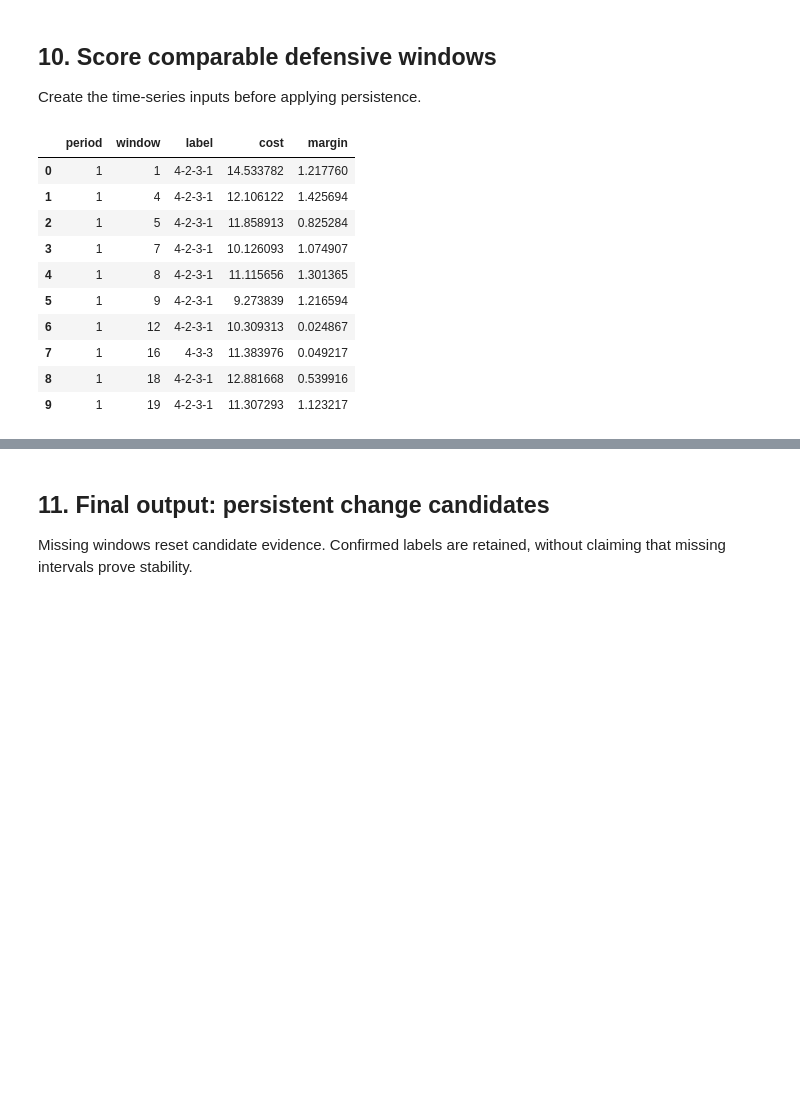
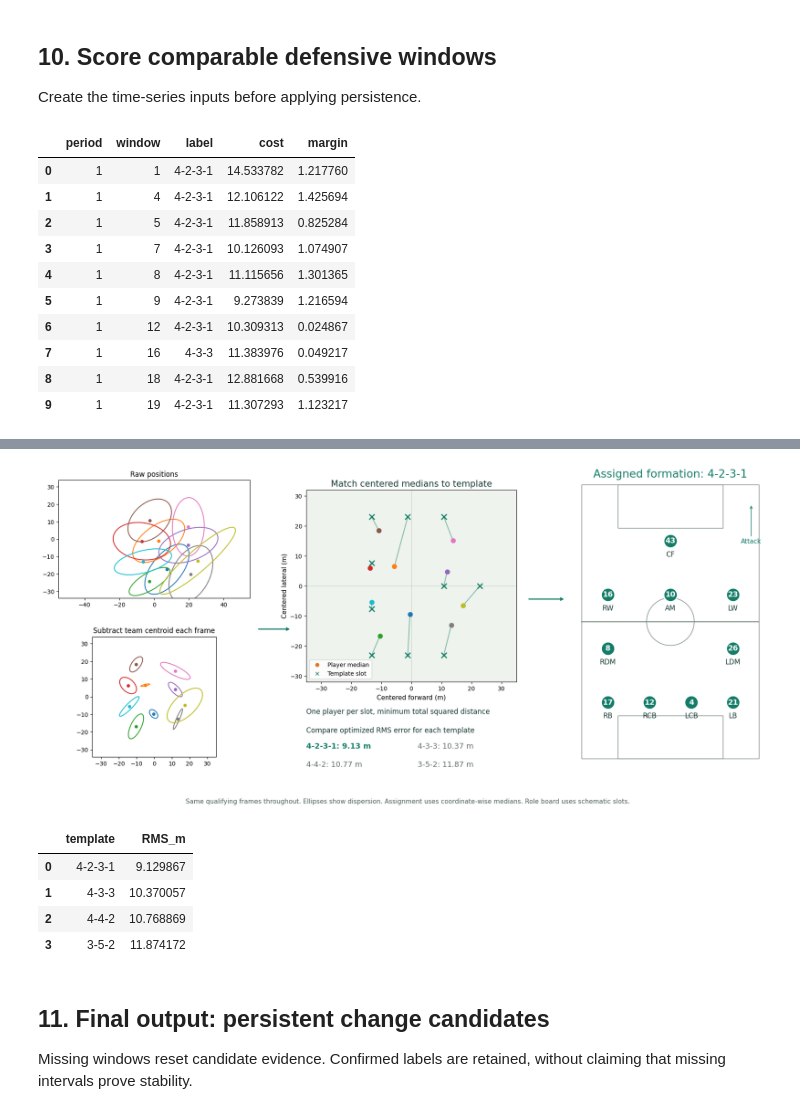
Before and after one commit to zcochran27/tracking-data-applied-workshop, a Jupyter notebook: notebooks/methods/03_formation_analysis.ipynb, the cells around one changed output, grey strips where cells are left out. Cells and saved outputs as stored; diff of their text form; code cells hidden in the pictures; blank space fills up the shorter version.

```diff
--- a/notebooks/methods/03_formation_analysis.ipynb
+++ b/notebooks/methods/03_formation_analysis.ipynb
@@ -289,3 +297,68 @@ timeline=pd.DataFrame(records);display(timeline.head(10))
+# %%
+# Same defensive window and assignment as slide 10, computed from tracking here.
+lookup={str(p['id']):p for p in metadata['players']}
+window=28  # first-half 14:00–14:30; home team defending
+sample=team[team.period_id.eq(1)&team.window.eq(window)&team.team_in_possession.eq(871)].copy()
+med=sample.groupby('player_id').agg(cx=('cx','median'),cy=('cy','median'),n=('frame_id','size'))
+assert len(med)==10 and med.n.min()>=50
+BG='#fbfcf8';INK='#183a35';GREEN='#147d68';ORANGE='#e87524'
+points=-med[['cx','cy']].to_numpy();ids=list(med.index);templates={};line_counts={'4-4-2':[4,4,2],'4-3-3':[4,3,3],'4-2-3-1':[4,2,3,1],'3-5-2':[3,5,2]}
+roles={'4-4-2':['RB','RCB','LCB','LB','RW','RCM','LCM','LW','RCF','LCF'],'4-3-3':['RB','RCB','LCB','LB','RCM','CM','LCM','RW','CF','LW'],'4-2-3-1':['RB','RCB','LCB','LB','RDM','LDM','RW','AM','LW','CF'],'3-5-2':['RCB','CB','LCB','RWB','RCM','CM','LCM','LWB','RCF','LCF']}
+fits=[]
+for label,lines in line_counts.items():
+    t=np.array([(x,y) for x,n in zip(np.linspace(-18,18,len(lines)),lines) for y in (np.linspace(-23,23,n) if n>1 else [0])]);t-=t.mean(0);templates[label]=t
+    cost=((points[:,None]-t[None])**2).sum(2);rr,cc=linear_sum_assignment(cost);fits.append({'label':label,'rms':float(np.sqrt(cost[rr,cc].mean())),'assignment':cc,'residuals':np.sqrt(cost[rr,cc])})
+fits.sort(key=lambda q:q['rms']);best=fits[0];label=best['label'];t=templates[label];cc=best['assignment']
+def formation_pitch(ax,vertical=False):
+    ax.set_facecolor('#eef3ed')
+    if vertical:
+        ax.add_patch(Rectangle((-34,-52.5),68,105,fill=False,edgecolor='#718479'));ax.plot([-34,34],[0,0],c='#718479');ax.add_patch(Circle((0,0),9.15,fill=False,edgecolor='#718479'))
+        for y in [-52.5,36]:ax.add_patch(Rectangle((-20.16,y),40.32,16.5,fill=False,edgecolor='#718479'))
+        ax.set(xlim=(-36,36),ylim=(-54,54),aspect='equal');ax.axis('off')
+    else:
+        ax.axhline(0,c='#c5d1c9',lw=.8);ax.axvline(0,c='#c5d1c9',lw=.8);ax.set(xlim=(-35,35),ylim=(-32,32),aspect='equal',xlabel='Centered forward (m)',ylabel='Centered lateral (m)')
+def formation_board(ax):
+    formation_pitch(ax,True);lines=line_counts[label];display_slots=np.array([(y,x) for x,n in zip(np.linspace(-31,31,len(lines)),lines) for y in (np.linspace(-24,24,n) if n>1 else [0])]);colors=plt.get_cmap('Set2')
+    for j,(pid,slot) in enumerate(zip(ids,cc)):
+        q=display_slots[slot];ax.scatter(*q,s=550,facecolors=GREEN,edgecolors='white',lw=2,zorder=4);ax.text(*q,str(lookup[pid]['number']),ha='center',va='center',color='white',weight='bold',fontsize=13,zorder=5);ax.text(q[0],q[1]-6,roles[label][slot],ha='center',fontsize=12,color=INK)
+    ax.annotate('Attack',xy=(31,45),xytext=(31,30),arrowprops={'arrowstyle':'->','color':GREEN},ha='center',fontsize=11,color=GREEN)
+
+# C: link frame centering to the assignment that chooses a formation.
+fig=plt.figure(figsize=(18,9));palette=plt.get_cmap('tab10')
+rawax=fig.add_axes([.035,.57,.255,.32]);centerax=fig.add_axes([.035,.15,.255,.32]);matchax=fig.add_axes([.365,.34,.28,.53]);scoreax=fig.add_axes([.365,.10,.28,.18]);resultax=fig.add_axes([.725,.13,.25,.76])
+for index,(pid,g) in enumerate(sample.groupby('player_id')):
+    for ax,cols in [(rawax,['x','y']),(centerax,['cx','cy'])]:
+        q=-g[cols].to_numpy();mean=q.mean(0);cov=np.cov(q.T);eig,vec=np.linalg.eigh(cov);angle=np.degrees(np.arctan2(vec[1,-1],vec[0,-1]));ax.add_patch(Ellipse(mean,4*np.sqrt(max(eig[-1],0)),4*np.sqrt(max(eig[0],0)),angle=angle,fill=False,edgecolor=palette(index),lw=1.5));ax.scatter(*mean,s=22,c=[palette(index)])
+rawax.set(xlim=(-55,55),ylim=(-34,34),aspect='equal',title='Raw positions')
+centerax.set(xlim=(-35,35),ylim=(-34,34),aspect='equal',title='Subtract team centroid each frame')
+formation_pitch(matchax)
+for j,(pid,q,slot) in enumerate(zip(ids,points,cc)):
+    target=t[slot];matchax.plot([q[0],target[0]],[q[1],target[1]],c=GREEN,alpha=.5,lw=1.5)
+    matchax.scatter(*q,s=60,c=[palette(j)],zorder=4)
+matchax.scatter(*t.T,c=GREEN,marker='x',s=85,lw=2,zorder=5)
+matchax.set_title('Match centered medians to template',fontsize=15,color=INK)
+matchax.set_xlabel('Centered forward (m)',fontsize=11);matchax.set_ylabel('Centered lateral (m)',fontsize=11);matchax.tick_params(labelsize=10)
+from matplotlib.lines import Line2D
+matchax.legend(handles=[Line2D([],[],marker='o',ls='',color=ORANGE,label='Player median'),Line2D([],[],marker='x',ls='',color=GREEN,label='Template slot')],fontsize=10,loc='lower left')
+scoreax.axis('off');scoreax.text(0,1,'One player per slot, minimum total squared distance',fontsize=12,color=INK,va='top');scoreax.text(0,.72,'Compare optimized RMS error for each template',fontsize=12,color=INK,va='top')
+for k,f in enumerate(fits):
+    scoreax.text((k%2)*.53,.40-(k//2)*.27,f"{f['label']}: {f['rms']:.2f} m",fontsize=13,color=GREEN if k==0 else '#607066',weight='bold' if k==0 else 'normal')
+formation_board(resultax);resultax.set_title('Assigned formation: '+label,fontsize=19,color=GREEN)
+for xy,xytext in [((.345,.49),(.30,.49)),((.71,.57),(.66,.57))]:
+    rawax.annotate('',xy=xy,xytext=xytext,xycoords=fig.transFigure,textcoords=fig.transFigure,arrowprops={'arrowstyle':'->','color':GREEN,'lw':2},annotation_clip=False)
+fig.text(.5,.025,'Same qualifying frames throughout. Ellipses show dispersion. Assignment uses coordinate-wise medians. Role board uses schematic slots.',ha='center',fontsize=11,color='#51645c')
+plt.show()
+
+
+display(pd.DataFrame([{'template':f['label'],'RMS_m':f['rms']} for f in fits]))
+assert label=='4-2-3-1' and np.isclose(best['rms'],9.13,atol=.01)
+# %% [output]
+[figure, added]
+|  | template | RMS_m |
+| 0 | 4-2-3-1 | 9.129867 |
+| 1 | 4-3-3 | 10.370057 |
+| 2 | 4-4-2 | 10.768869 |
+| 3 | 3-5-2 | 11.874172 |
 # %% [markdown]
 ## 11. Final output: persistent change candidates
 
```
Also changed, not shown: parts of 1 cell of this notebook, 12 other files.
